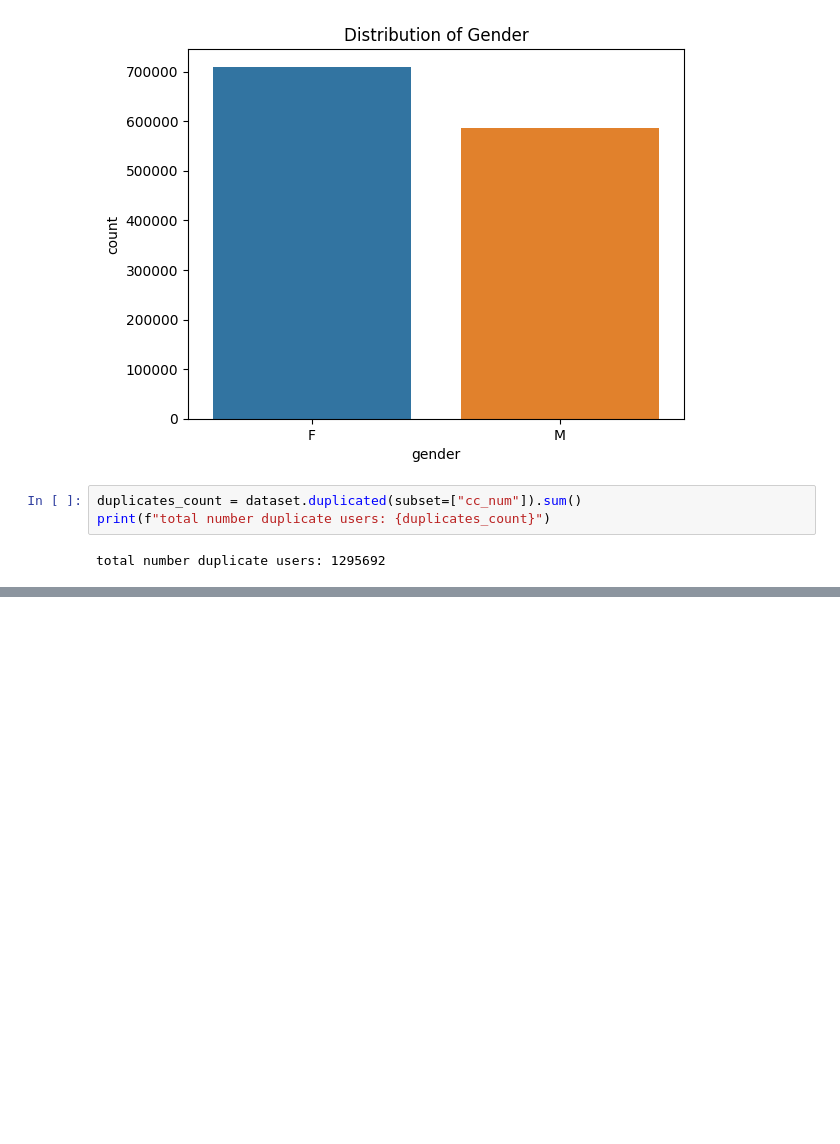
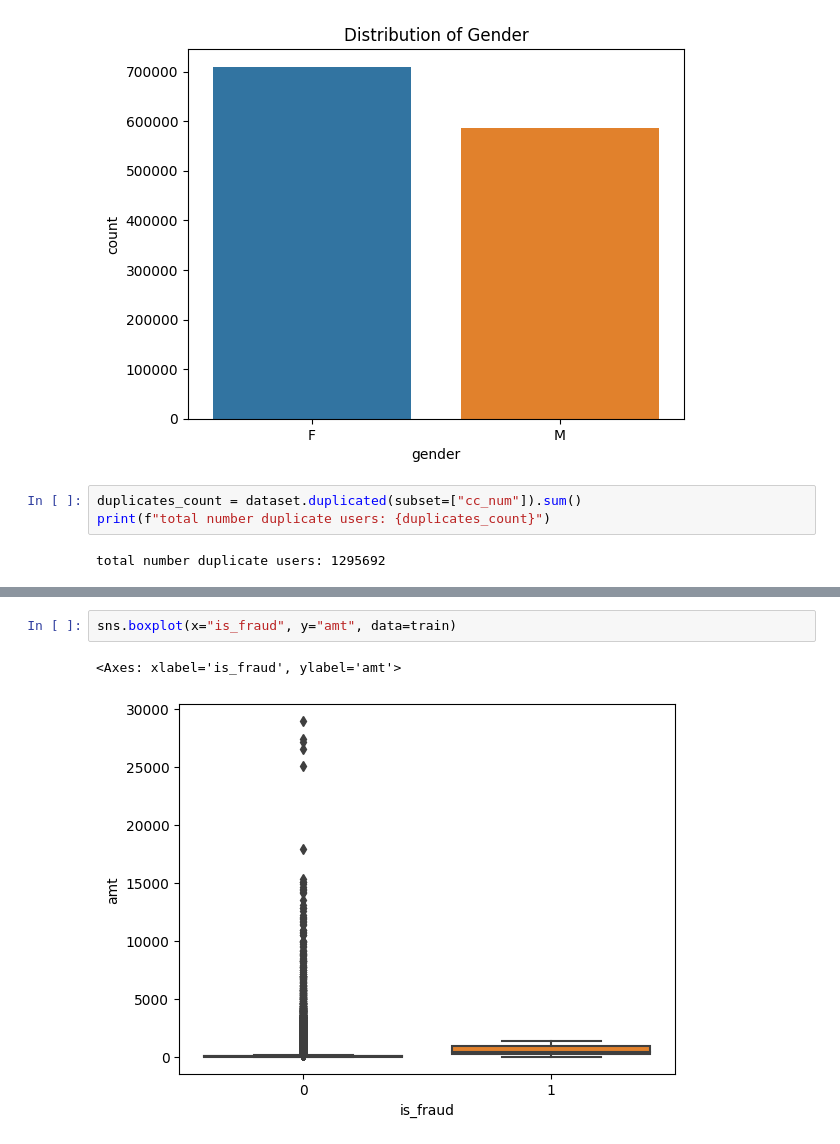
Before and after one commit to jwjwwjwj/BT4012, a Jupyter notebook: main.ipynb, the cells around one changed output, grey strips where cells are left out. Drawn from its saved outputs; the diff is of its cells as text; blank space fills up the shorter version.

```diff
--- a/main.ipynb
+++ b/main.ipynb
@@ -118,0 +135,5 @@ Text(0.5, 0.98, 'Age vs Fraud Class')
+# %%
+sns.boxplot(x="is_fraud", y="amt", data=train)
+# %% [output]
+<Axes: xlabel='is_fraud', ylabel='amt'>
+[figure, added]
```
Also changed, not shown: parts of 6 cells of this notebook.
